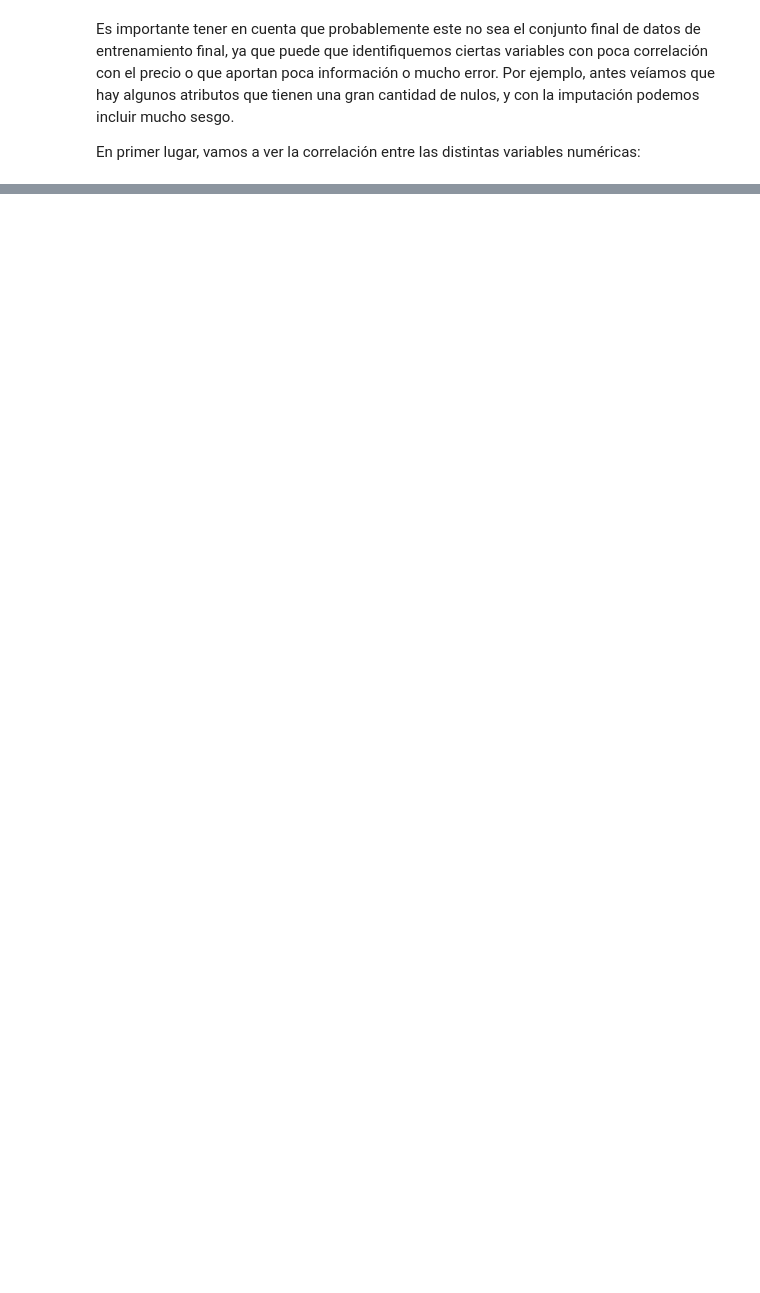
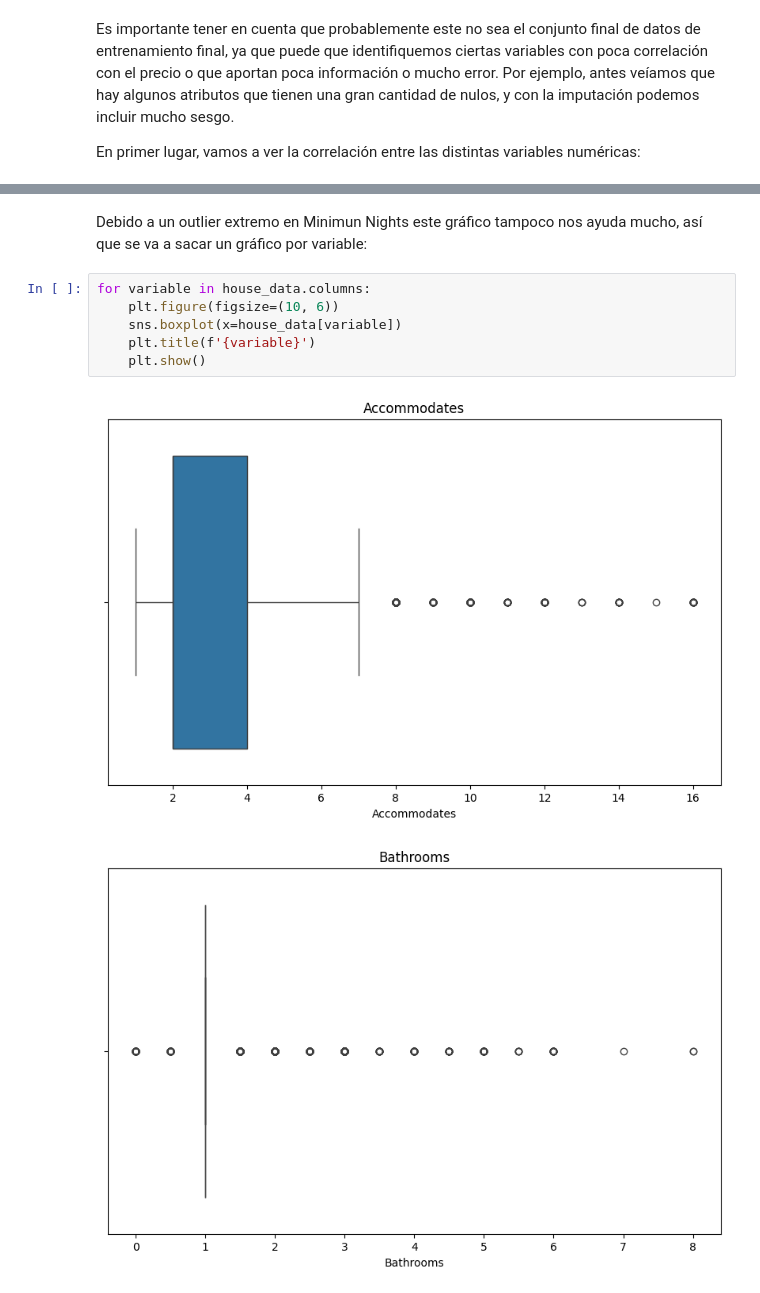
Before and after one commit to jaimegonzalezc/KC-Practica-MachineLearning, a Jupyter notebook: practicaML_2.ipynb, the cells around one changed output, grey strips where cells are left out. Saved outputs shown, nothing was run; the diff lists cells and outputs as text; blank space fills up the shorter version.

```diff
--- a/practicaML_2.ipynb
+++ b/practicaML_2.ipynb
@@ -427,0 +401,11 @@ plt.show()
+# %% [markdown]
+Debido a un outlier extremo en Minimun Nights este gráfico tampoco nos ayuda mucho, así que se va a sacar un gráfico por variable:
+# %%
+for variable in house_data.columns:
+    plt.figure(figsize=(10, 6))
+    sns.boxplot(x=house_data[variable])
+    plt.title(f'{variable}')
+    plt.show()
+# %% [output]
+[figure, added]
+[figure, added]
```
Also changed, not shown: parts of 42 cells of this notebook.
